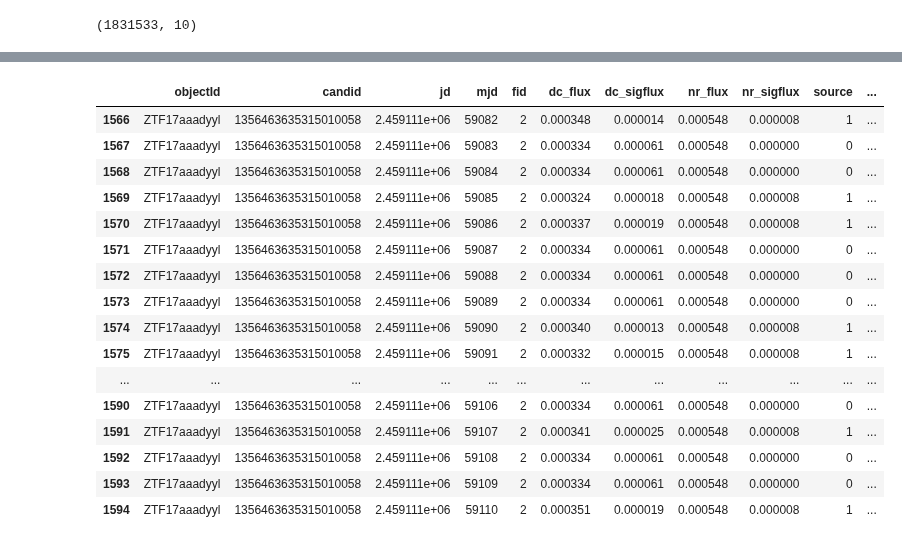
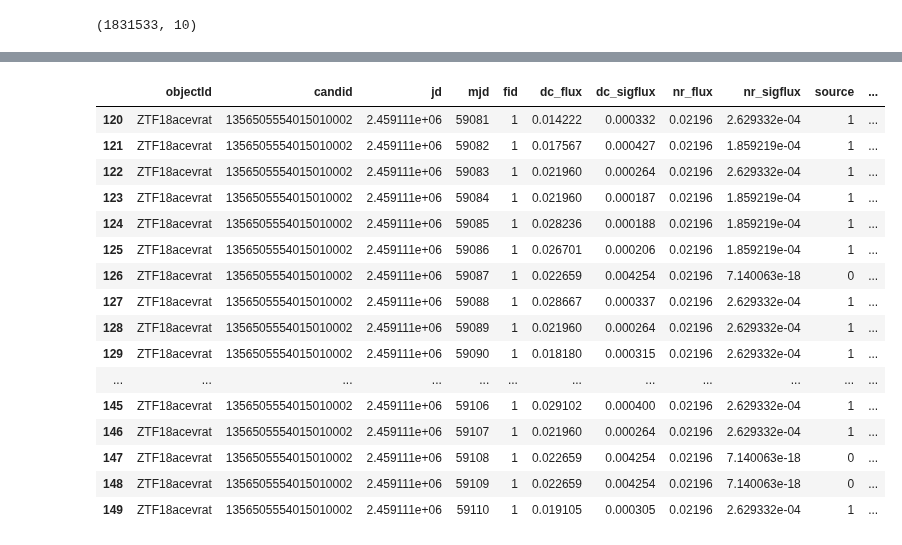
Before and after one commit to ManuGangler/FAnomAlly, a Jupyter notebook: notebook/retrieve_data.ipynb, the cells around one changed output, grey strips where cells are left out. Cells and saved outputs as stored; diff of their text form; code cells hidden in the pictures.

```diff
--- a/notebook/retrieve_data.ipynb
+++ b/notebook/retrieve_data.ipynb
@@ -10,7 +10,7 @@ df.shape
 unique_ids = df['objectId'].unique().tolist()
 # %%
 condition = df['source'] == 0
-df['dc_sigflux_weight'] = np.where(condition, 1 / (df['dc_sigflux'] ** 2), 1 / (df['dc_sigflux'] ** 2))
+df['dc_sigflux_weight'] = np.where(condition, 0*1 / (df['dc_sigflux'] ** 2), 1 / (df['dc_sigflux'] ** 2))
 df['nr_sigflux_weight'] = np.where(condition, 0, 1 / (df['nr_sigflux'] ** 2))
 # %%
 df[['source','dc_sigflux_weight']].head()
@@ -321,20 +269,20 @@ array([2, 2, 2])
 # %%
-df[df['objectId'] =='ZTF17aaadyyl' ]
+df[df['objectId'] =='ZTF18acevrat' ]
 # %% [output]
 |  | objectId | candid | jd | mjd | fid | dc_flux | dc_sigflux | nr_flux | nr_sigflux | source | ... |
-| 1566 | ZTF17aaadyyl | 1356463635315010058 | 2.459111e+06 | 59082 | 2 | 0.000348 | 0.000014 | 0.000548 | 0.000008 | 1 | ... |
-| 1567 | ZTF17aaadyyl | 1356463635315010058 | 2.459111e+06 | 59083 | 2 | 0.000334 | 0.000061 | 0.000548 | 0.000000 | 0 | ... |
-| 1568 | ZTF17aaadyyl | 1356463635315010058 | 2.459111e+06 | 59084 | 2 | 0.000334 | 0.000061 | 0.000548 | 0.000000 | 0 | ... |
-| 1569 | ZTF17aaadyyl | 1356463635315010058 | 2.459111e+06 | 59085 | 2 | 0.000324 | 0.000018 | 0.000548 | 0.000008 | 1 | ... |
-| 1570 | ZTF17aaadyyl | 1356463635315010058 | 2.459111e+06 | 59086 | 2 | 0.000337 | 0.000019 | 0.000548 | 0.000008 | 1 | ... |
-| 1571 | ZTF17aaadyyl | 1356463635315010058 | 2.459111e+06 | 59087 | 2 | 0.000334 | 0.000061 | 0.000548 | 0.000000 | 0 | ... |
-| 1572 | ZTF17aaadyyl | 1356463635315010058 | 2.459111e+06 | 59088 | 2 | 0.000334 | 0.000061 | 0.000548 | 0.000000 | 0 | ... |
-| 1573 | ZTF17aaadyyl | 1356463635315010058 | 2.459111e+06 | 59089 | 2 | 0.000334 | 0.000061 | 0.000548 | 0.000000 | 0 | ... |
-| 1574 | ZTF17aaadyyl | 1356463635315010058 | 2.459111e+06 | 59090 | 2 | 0.000340 | 0.000013 | 0.000548 | 0.000008 | 1 | ... |
-| 1575 | ZTF17aaadyyl | 1356463635315010058 | 2.459111e+06 | 59091 | 2 | 0.000332 | 0.000015 | 0.000548 | 0.000008 | 1 | ... |
+| 120 | ZTF18acevrat | 1356505554015010002 | 2.459111e+06 | 59081 | 1 | 0.014222 | 0.000332 | 0.02196 | 2.629332e-04 | 1 | ... |
+| 121 | ZTF18acevrat | 1356505554015010002 | 2.459111e+06 | 59082 | 1 | 0.017567 | 0.000427 | 0.02196 | 1.859219e-04 | 1 | ... |
+| 122 | ZTF18acevrat | 1356505554015010002 | 2.459111e+06 | 59083 | 1 | 0.021960 | 0.000264 | 0.02196 | 2.629332e-04 | 1 | ... |
+| 123 | ZTF18acevrat | 1356505554015010002 | 2.459111e+06 | 59084 | 1 | 0.021960 | 0.000187 | 0.02196 | 1.859219e-04 | 1 | ... |
+| 124 | ZTF18acevrat | 1356505554015010002 | 2.459111e+06 | 59085 | 1 | 0.028236 | 0.000188 | 0.02196 | 1.859219e-04 | 1 | ... |
+| 125 | ZTF18acevrat | 1356505554015010002 | 2.459111e+06 | 59086 | 1 | 0.026701 | 0.000206 | 0.02196 | 1.859219e-04 | 1 | ... |
+| 126 | ZTF18acevrat | 1356505554015010002 | 2.459111e+06 | 59087 | 1 | 0.022659 | 0.004254 | 0.02196 | 7.140063e-18 | 0 | ... |
+| 127 | ZTF18acevrat | 1356505554015010002 | 2.459111e+06 | 59088 | 1 | 0.028667 | 0.000337 | 0.02196 | 2.629332e-04 | 1 | ... |
+| 128 | ZTF18acevrat | 1356505554015010002 | 2.459111e+06 | 59089 | 1 | 0.021960 | 0.000264 | 0.02196 | 2.629332e-04 | 1 | ... |
+| 129 | ZTF18acevrat | 1356505554015010002 | 2.459111e+06 | 59090 | 1 | 0.018180 | 0.000315 | 0.02196 | 2.629332e-04 | 1 | ... |
 | ... | ... | ... | ... | ... | ... | ... | ... | ... | ... | ... | ... |
-| 1590 | ZTF17aaadyyl | 1356463635315010058 | 2.459111e+06 | 59106 | 2 | 0.000334 | 0.000061 | 0.000548 | 0.000000 | 0 | ... |
-| 1591 | ZTF17aaadyyl | 1356463635315010058 | 2.459111e+06 | 59107 | 2 | 0.000341 | 0.000025 | 0.000548 | 0.000008 | 1 | ... |
-| 1592 | ZTF17aaadyyl | 1356463635315010058 | 2.459111e+06 | 59108 | 2 | 0.000334 | 0.000061 | 0.000548 | 0.000000 | 0 | ... |
-| 1593 | ZTF17aaadyyl | 1356463635315010058 | 2.459111e+06 | 59109 | 2 | 0.000334 | 0.000061 | 0.000548 | 0.000000 | 0 | ... |
-| 1594 | ZTF17aaadyyl | 1356463635315010058 | 2.459111e+06 | 59110 | 2 | 0.000351 | 0.000019 | 0.000548 | 0.000008 | 1 | ... |
+| 145 | ZTF18acevrat | 1356505554015010002 | 2.459111e+06 | 59106 | 1 | 0.029102 | 0.000400 | 0.02196 | 2.629332e-04 | 1 | ... |
+| 146 | ZTF18acevrat | 1356505554015010002 | 2.459111e+06 | 59107 | 1 | 0.021960 | 0.000264 | 0.02196 | 2.629332e-04 | 1 | ... |
+| 147 | ZTF18acevrat | 1356505554015010002 | 2.459111e+06 | 59108 | 1 | 0.022659 | 0.004254 | 0.02196 | 7.140063e-18 | 0 | ... |
+| 148 | ZTF18acevrat | 1356505554015010002 | 2.459111e+06 | 59109 | 1 | 0.022659 | 0.004254 | 0.02196 | 7.140063e-18 | 0 | ... |
+| 149 | ZTF18acevrat | 1356505554015010002 | 2.459111e+06 | 59110 | 1 | 0.019105 | 0.000305 | 0.02196 | 2.629332e-04 | 1 | ... |
```
Also changed, not shown: parts of 28 cells of this notebook.
